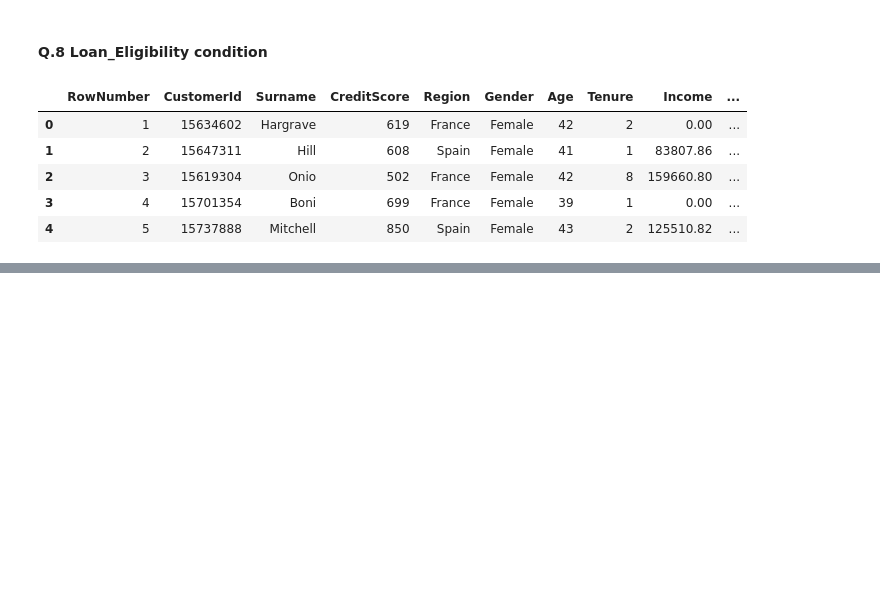
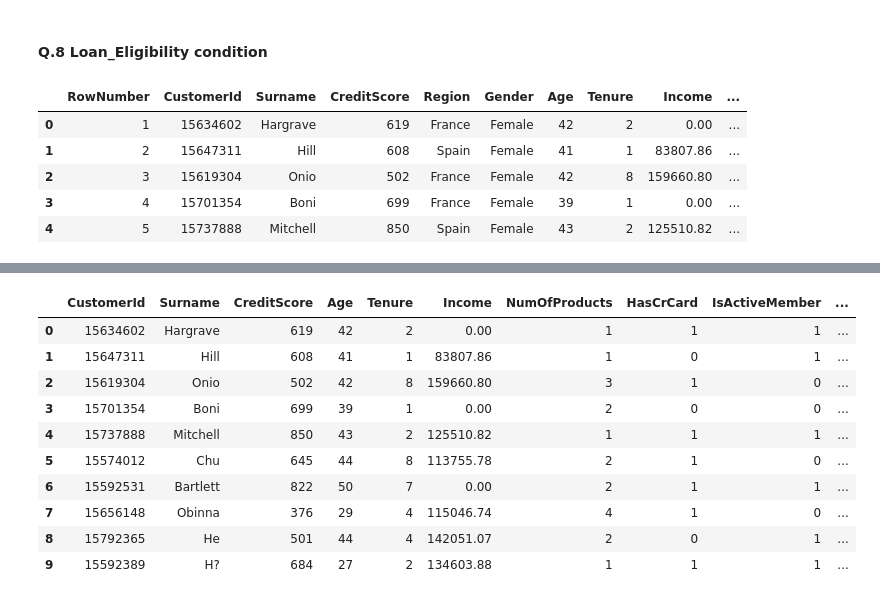
Before and after one commit to llohar/Python_FinalAss., a Jupyter notebook: Python_Final_Ass.ipynb, the cells around one changed output, grey strips where cells are left out. Cells and saved outputs as stored; diff of their text form; code cells hidden in the pictures; blank space fills up the shorter version.

```diff
--- a/Python_Final_Ass.ipynb
+++ b/Python_Final_Ass.ipynb
@@ -248,0 +270,2 @@ data.head()
+# %%
+data=pd.get_dummies(data,columns=['Region','Gender'])
@@ -248,0 +281,16 @@ data.head()
+# %%
+data=data.drop(columns='RowNumber')
+# %%
+data.head(10)
+# %% [output]
+|  | CustomerId | Surname | CreditScore | Age | Tenure | Income | NumOfProducts | HasCrCard | IsActiveMember | ... |
+| 0 | 15634602 | Hargrave | 619 | 42 | 2 | 0.00 | 1 | 1 | 1 | ... |
+| 1 | 15647311 | Hill | 608 | 41 | 1 | 83807.86 | 1 | 0 | 1 | ... |
+| 2 | 15619304 | Onio | 502 | 42 | 8 | 159660.80 | 3 | 1 | 0 | ... |
+| 3 | 15701354 | Boni | 699 | 39 | 1 | 0.00 | 2 | 0 | 0 | ... |
+| 4 | 15737888 | Mitchell | 850 | 43 | 2 | 125510.82 | 1 | 1 | 1 | ... |
+| 5 | 15574012 | Chu | 645 | 44 | 8 | 113755.78 | 2 | 1 | 0 | ... |
+| 6 | 15592531 | Bartlett | 822 | 50 | 7 | 0.00 | 2 | 1 | 1 | ... |
+| 7 | 15656148 | Obinna | 376 | 29 | 4 | 115046.74 | 4 | 1 | 0 | ... |
+| 8 | 15792365 | He | 501 | 44 | 4 | 142051.07 | 2 | 0 | 1 | ... |
+| 9 | 15592389 | H? | 684 | 27 | 2 | 134603.88 | 1 | 1 | 1 | ... |
```
Also changed, not shown: parts of 10 cells of this notebook.
